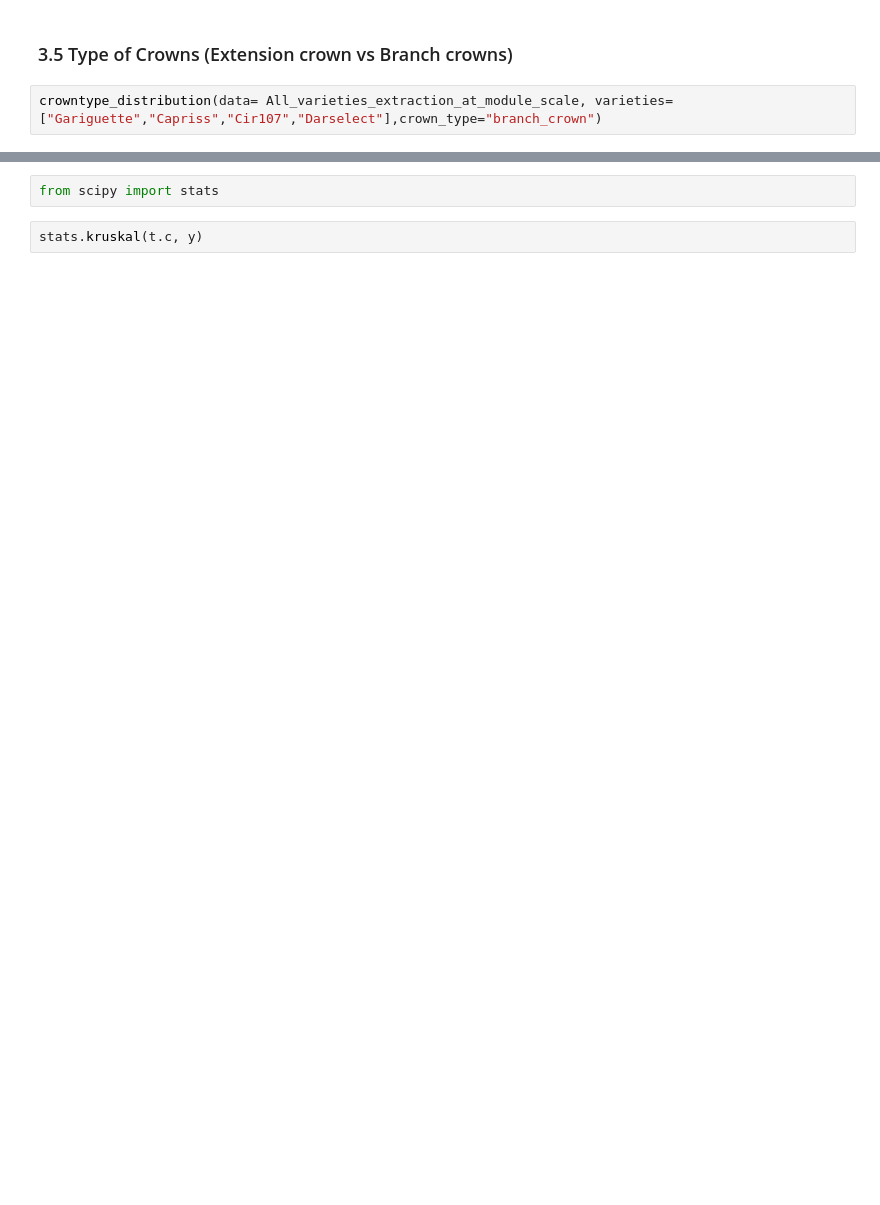
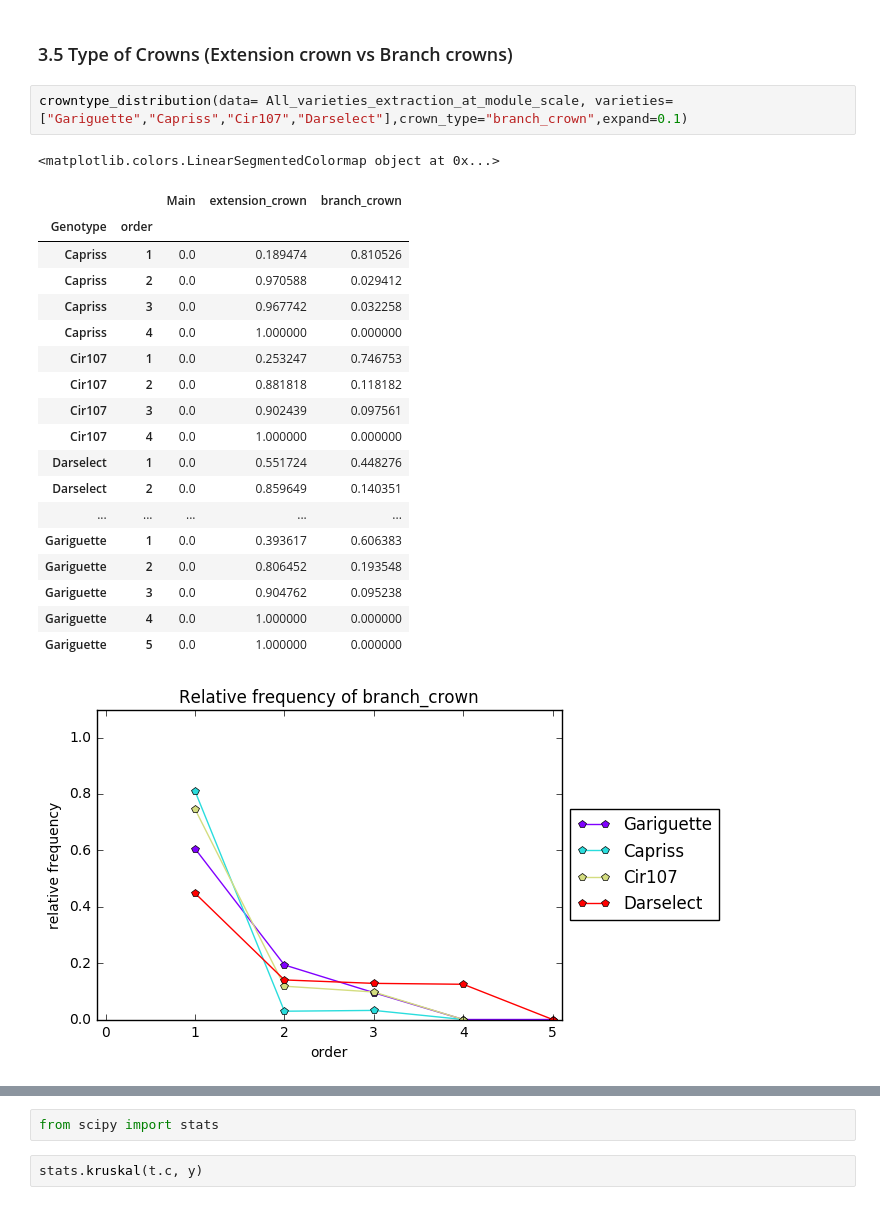
Before and after one commit to openalea/strawberry, a Jupyter notebook: example/tutorials/3.Architecture analysis at module scale.ipynb, the cells around one changed output, grey strips where cells are left out. Cells and saved outputs as stored; diff of their text form; blank space fills up the shorter version.

```diff
--- a/example/tutorials/3.Architecture analysis at module scale.ipynb
+++ b/example/tutorials/3.Architecture analysis at module scale.ipynb
@@ -188,5 +257,26 @@ pointwisemean_plot(data_mean=Mean,
 # %% [markdown]
 ### 3.5 Type of Crowns (Extension crown vs Branch crowns)
 # %%
-crowntype_distribution(data= All_varieties_extraction_at_module_scale, varieties=["Gariguette","Capriss","Cir107","Darselect"],crown_type="branch_crown")
+crowntype_distribution(data= All_varieties_extraction_at_module_scale, varieties=["Gariguette","Capriss","Cir107","Darselect"],crown_type="branch_crown",expand=0.1)
+# %% [output]
+<matplotlib.colors.LinearSegmentedColormap object at 0x...>
+|  |  | Main | extension_crown | branch_crown |
+| Genotype | order |  |  |  |
+| Capriss | 1 | 0.0 | 0.189474 | 0.810526 |
+| Capriss | 2 | 0.0 | 0.970588 | 0.029412 |
+| Capriss | 3 | 0.0 | 0.967742 | 0.032258 |
+| Capriss | 4 | 0.0 | 1.000000 | 0.000000 |
+| Cir107 | 1 | 0.0 | 0.253247 | 0.746753 |
+| Cir107 | 2 | 0.0 | 0.881818 | 0.118182 |
+| Cir107 | 3 | 0.0 | 0.902439 | 0.097561 |
+| Cir107 | 4 | 0.0 | 1.000000 | 0.000000 |
+| Darselect | 1 | 0.0 | 0.551724 | 0.448276 |
+| Darselect | 2 | 0.0 | 0.859649 | 0.140351 |
+| ... | ... | ... | ... | ... |
+| Gariguette | 1 | 0.0 | 0.393617 | 0.606383 |
+| Gariguette | 2 | 0.0 | 0.806452 | 0.193548 |
+| Gariguette | 3 | 0.0 | 0.904762 | 0.095238 |
+| Gariguette | 4 | 0.0 | 1.000000 | 0.000000 |
+| Gariguette | 5 | 0.0 | 1.000000 | 0.000000 |
+[figure, added]
 # %%
```
Also changed, not shown: parts of 13 cells of this notebook, 1 other file.
